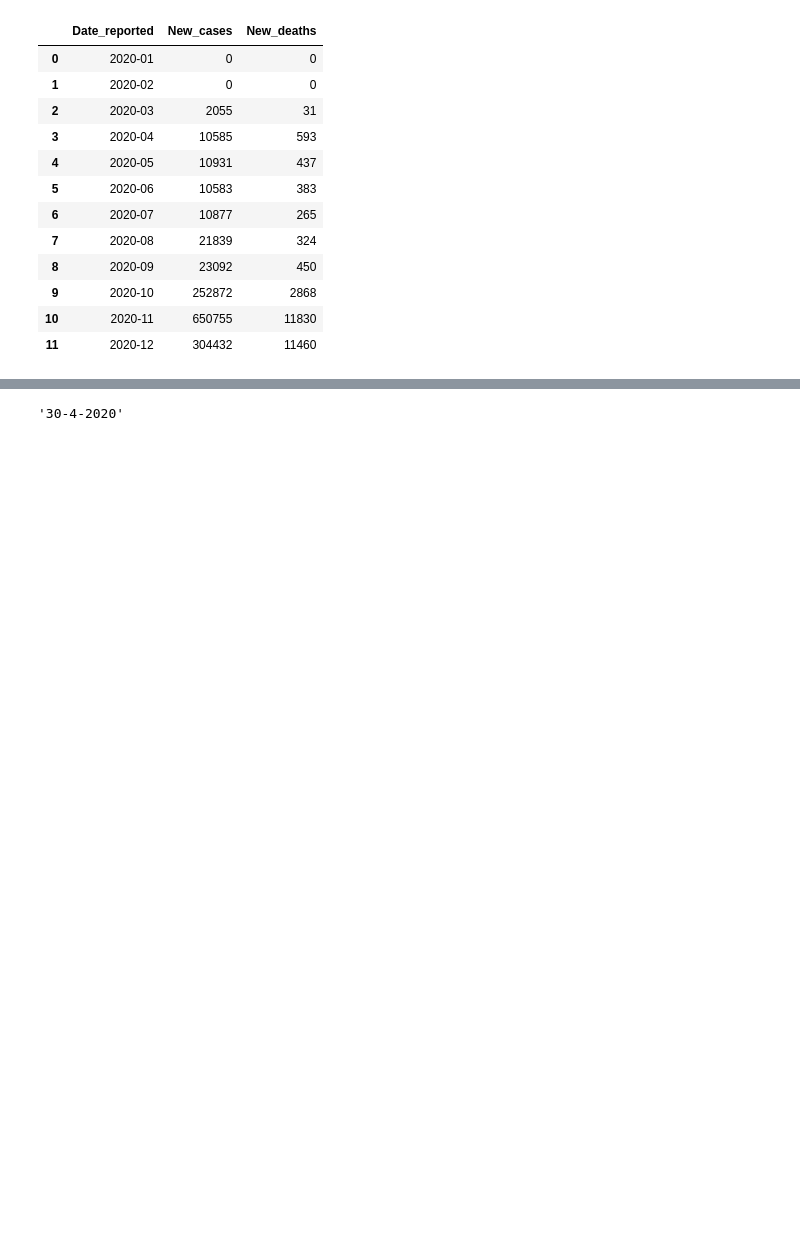
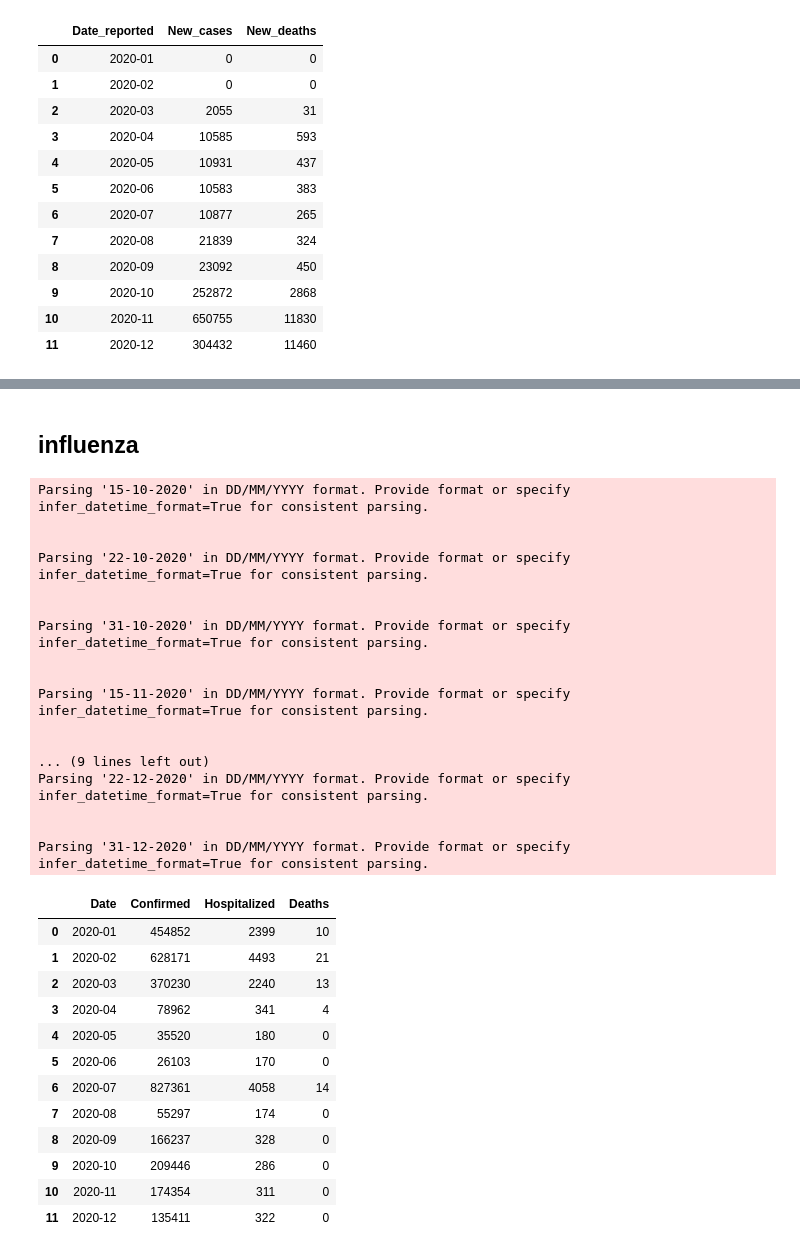
Before and after one commit to yellowBunnyy/python_api_proj, a Jupyter notebook: data_sets/prepare_data.ipynb, the cells around one changed output, grey strips where cells are left out. Drawn from its saved outputs; the diff is of its cells as text; code cells hidden in the pictures; blank space fills up the shorter version.

Commit message:
done stage II preparing influenza data for analisis and create plot

```diff
--- a/data_sets/prepare_data.ipynb
+++ b/data_sets/prepare_data.ipynb
@@ -101,13 +103,49 @@ fig.update_layout(title="Covid-19 infections, and deaths 2020 in POLAND",
 fig.show()
+# %% [markdown]
+## influenza
+# %%
+influenza_file = "./influenza.csv"
+flu_df = pd.read_csv(influenza_file)
 # %%
-flu_df = flu_df.set_index(flu_df["Unnamed: 0"])
-flu_df
 def remove_first_number(s):
     patt = "[0-9]*-"
     return re.sub(patt, '',s, 1)
 
-val = flu_df.iloc[15,0]
-remove_first_number(val)
-# flu_df.groupby(flu_df.index.to_period('m')).sum()
+flu_df["Unnamed: 0"] = pd.to_datetime(flu_df["Unnamed: 0"].apply(remove_first_number))
+flu_df
+flu_df = flu_df.set_index(flu_df["Unnamed: 0"])
+flu_month = flu_df.groupby(flu_df.index.to_period('m')).sum().reset_index()
+flu_month.rename(columns={"Unnamed: 0": "Date"}, inplace=True)
+flu_month["Date"] = flu_month["Date"].astype(str)
+flu_month # make pickle
 # %% [output]
-'30-4-2020'
+Parsing '15-10-2020' in DD/MM/YYYY format. Provide format or specify infer_datetime_format=True for consistent parsing.
+
+
+Parsing '22-10-2020' in DD/MM/YYYY format. Provide format or specify infer_datetime_format=True for consistent parsing.
+
+
+Parsing '31-10-2020' in DD/MM/YYYY format. Provide format or specify infer_datetime_format=True for consistent parsing.
+
+
+Parsing '15-11-2020' in DD/MM/YYYY format. Provide format or specify infer_datetime_format=True for consistent parsing.
+
+
+... (9 lines left out)
+Parsing '22-12-2020' in DD/MM/YYYY format. Provide format or specify infer_datetime_format=True for consistent parsing.
+
+
+Parsing '31-12-2020' in DD/MM/YYYY format. Provide format or specify infer_datetime_format=True for consistent parsing.
+|  | Date | Confirmed | Hospitalized | Deaths |
+| 0 | 2020-01 | 454852 | 2399 | 10 |
+| 1 | 2020-02 | 628171 | 4493 | 21 |
+| 2 | 2020-03 | 370230 | 2240 | 13 |
+| 3 | 2020-04 | 78962 | 341 | 4 |
+| 4 | 2020-05 | 35520 | 180 | 0 |
+| 5 | 2020-06 | 26103 | 170 | 0 |
+| 6 | 2020-07 | 827361 | 4058 | 14 |
+| 7 | 2020-08 | 55297 | 174 | 0 |
+| 8 | 2020-09 | 166237 | 328 | 0 |
+| 9 | 2020-10 | 209446 | 286 | 0 |
+| 10 | 2020-11 | 174354 | 311 | 0 |
+| 11 | 2020-12 | 135411 | 322 | 0 |
```
Also changed, not shown: parts of 5 cells of this notebook, 1 other file.
